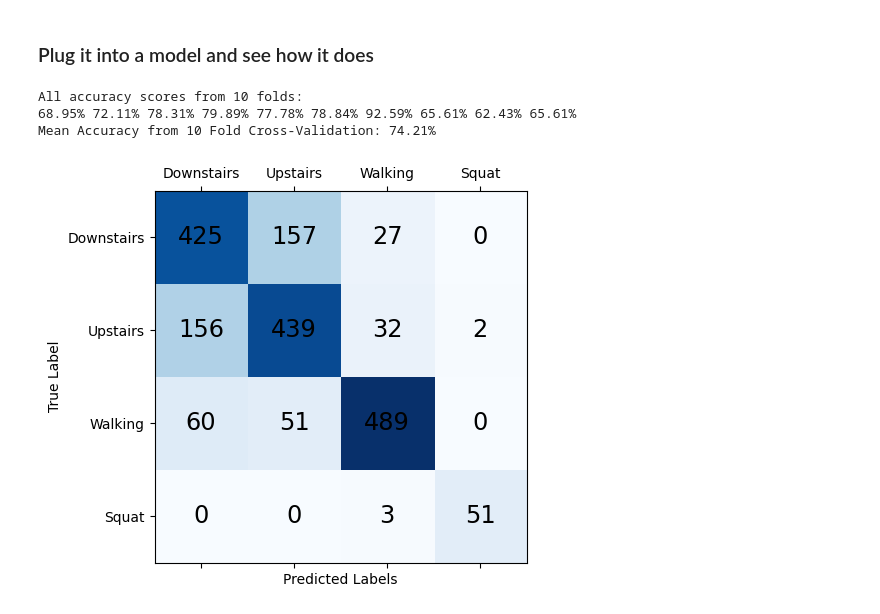
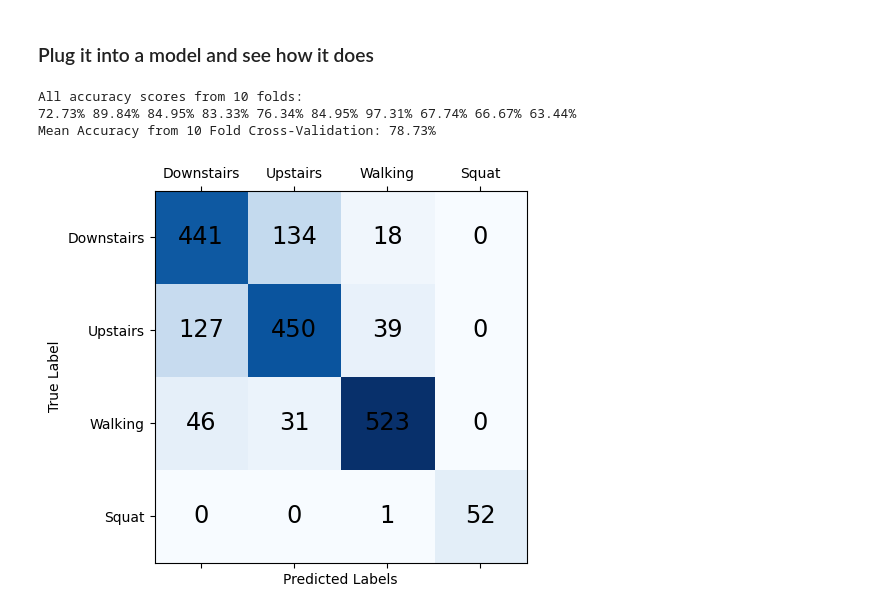
Before and after one commit to jmandzak/ActivityDetection, a Jupyter notebook: main.ipynb, the cells around one changed output. Cells and saved outputs as stored; diff of their text form; code cells hidden in the pictures.

Commit message:
Added in window overlap to samples

```diff
--- a/main.ipynb
+++ b/main.ipynb
@@ -52,16 +52,18 @@ print(len(dataframes[3]))
 def splitSamples(dataframes: list, samples_per_split: int) -> list:
     all_samples = []
     for df in dataframes:
-        for i in range((len(df) // samples_per_split)):
-            start_index = i*samples_per_split
-            end_index = (i*samples_per_split) + samples_per_split
+        start_index = 0
+        end_index = samples_per_split
+        while end_index < len(df):
             temp_df = df[start_index:end_index]
             all_samples.append(temp_df)
+            start_index += samples_per_split // 2
+            end_index += samples_per_split // 2
 
     return all_samples
 # %%
 # Call the function with each dataframe to get sample lists
-SAMPLES_PER_SPLIT = 4
+SAMPLES_PER_SPLIT = 8
 downstairs_dfs = splitSamples(dataframes[0], SAMPLES_PER_SPLIT)
 upstairs_dfs = splitSamples(dataframes[1], SAMPLES_PER_SPLIT)
 walk_dfs = splitSamples(dataframes[2], SAMPLES_PER_SPLIT)
@@ -208,12 +210,12 @@ def train_and_evaluate_model(X, y, model):
 # %%
 from sklearn.ensemble import RandomForestClassifier
 from xgboost import XGBClassifier
 
-model = RandomForestClassifier(n_estimators=100, random_state=42)
-# model = XGBClassifier()
+#model = RandomForestClassifier(n_estimators=100, random_state=42)
+model = XGBClassifier()
 train_and_evaluate_model(X, y, model)
 # %% [output]
 All accuracy scores from 10 folds:
-68.95% 72.11% 78.31% 79.89% 77.78% 78.84% 92.59% 65.61% 62.43% 65.61%
-Mean Accuracy from 10 Fold Cross-Validation: 74.21%
+72.73% 89.84% 84.95% 83.33% 76.34% 84.95% 97.31% 67.74% 66.67% 63.44%
+Mean Accuracy from 10 Fold Cross-Validation: 78.73%
-[figure, old version]
+[figure, new version]
```
Also changed, not shown: parts of 3 cells of this notebook.
